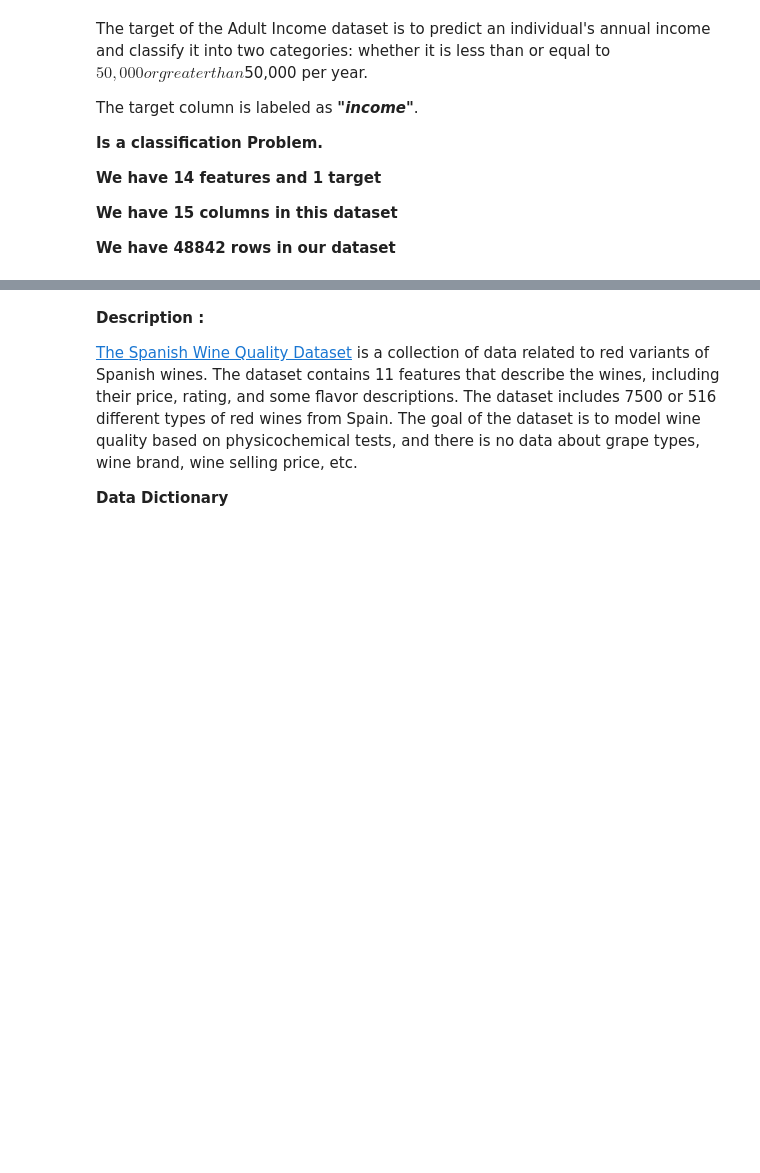
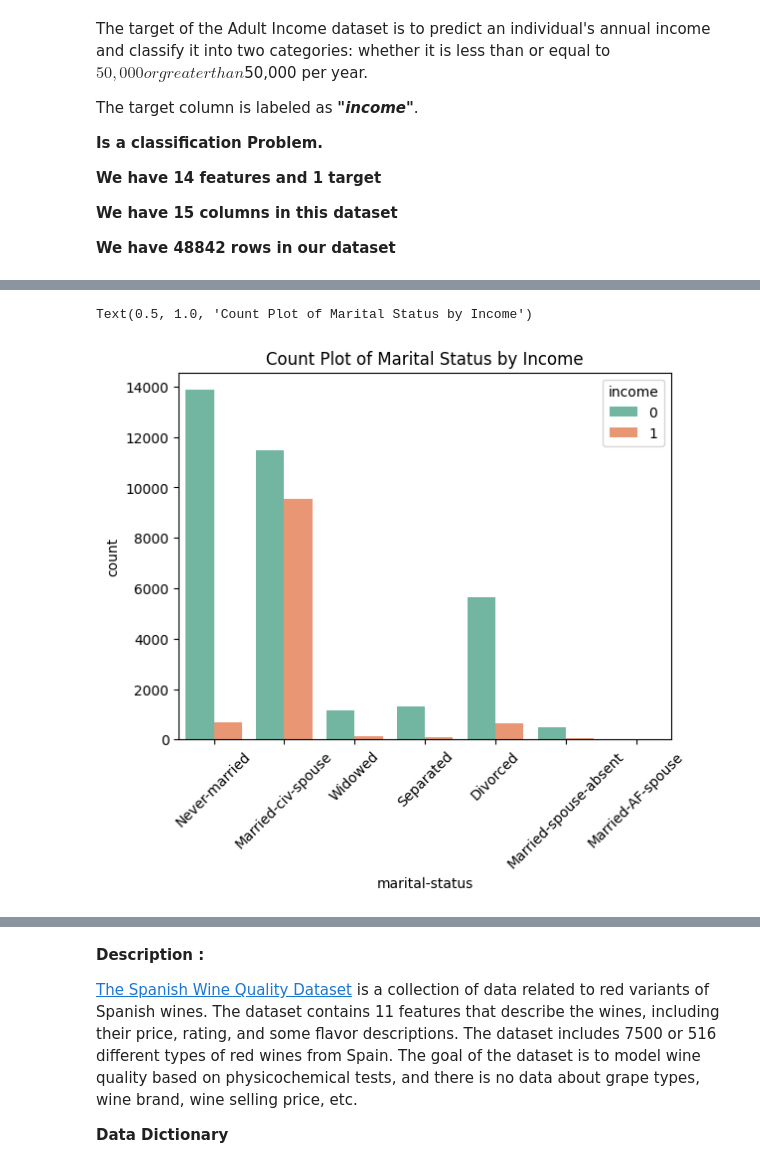
Before and after one commit to Magui2912/Project_2_coding_dojo, a Jupyter notebook: Project_2_adult_income&_wine_spain.ipynb, the cells around one changed output, grey strips where cells are left out. Drawn from its saved outputs; the diff is of its cells as text; code cells hidden in the pictures; blank space fills up the shorter version.

```diff
--- a/Project_2_adult_income&_wine_spain.ipynb
+++ b/Project_2_adult_income&_wine_spain.ipynb
@@ -105,0 +337,9 @@ Name: fnlwgt, Length: 28523, dtype: int64
+# %%
+# Count plot for marital-status
+plt.subplot()
+sns.countplot(data=df, x='marital-status', hue='income', palette='Set2')
+plt.xticks(rotation=45)
+plt.title('Count Plot of Marital Status by Income')
+# %% [output]
+Text(0.5, 1.0, 'Count Plot of Marital Status by Income')
+[figure, added]
```
Also changed, not shown: parts of 45 cells of this notebook.
